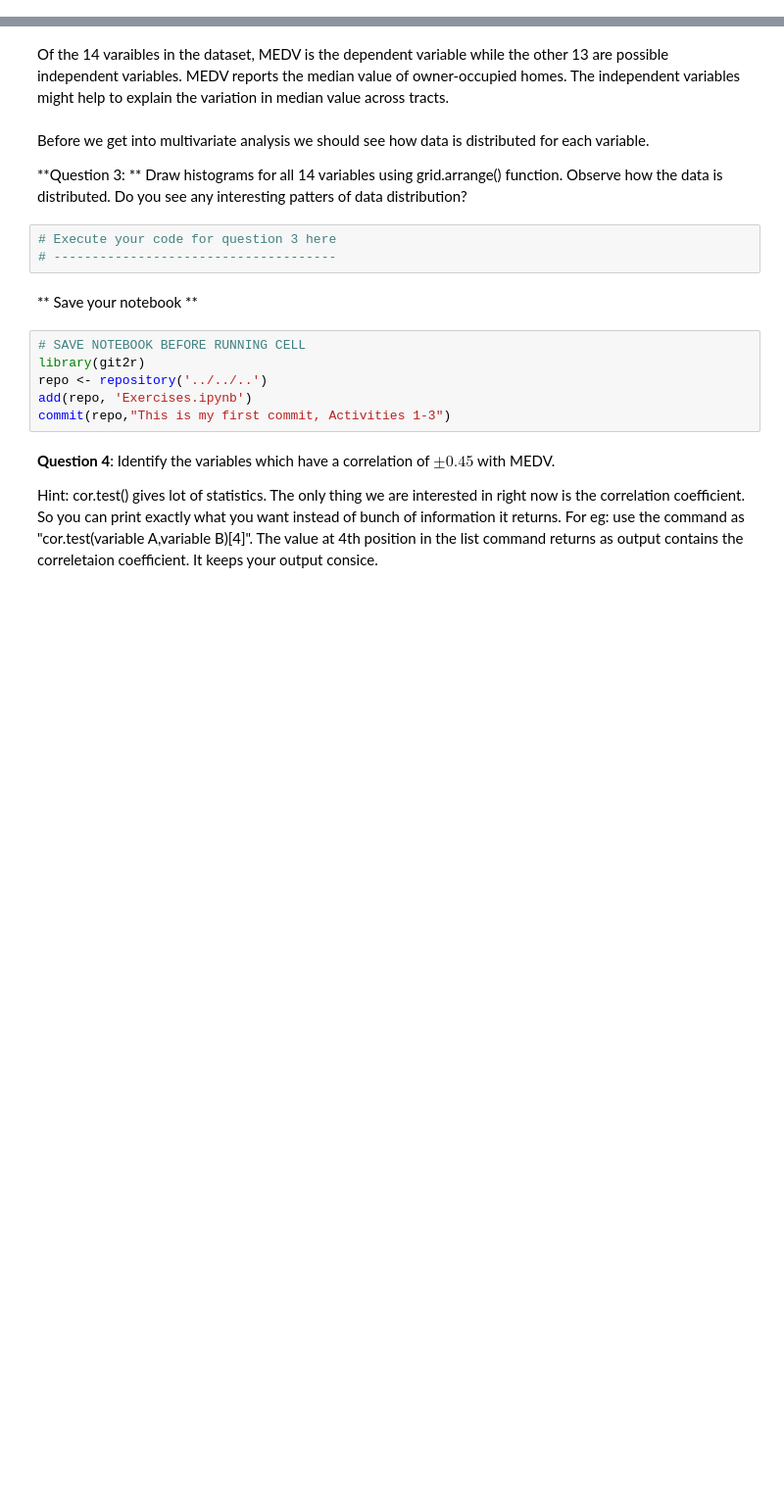
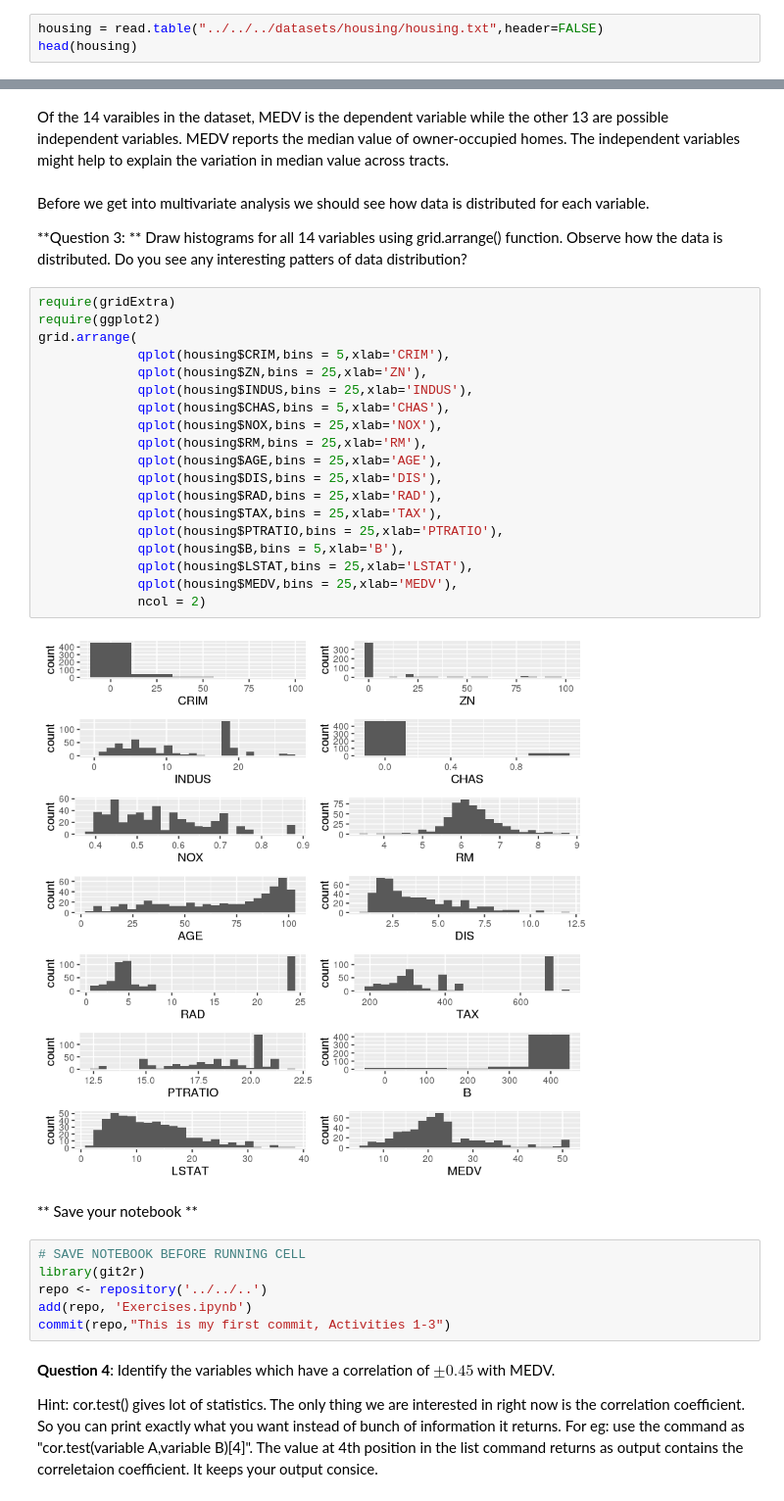
Before and after one commit to cosmos454b/dsa, a Jupyter notebook: modules/module2/exercises/Exercises.ipynb, the cells around one changed output, grey strips where cells are left out. Shown at 98% size. Drawn from its saved outputs; the diff is of its cells as text; blank space fills up the shorter version.

```diff
--- a/modules/module2/exercises/Exercises.ipynb
+++ b/modules/module2/exercises/Exercises.ipynb
@@ -11,0 +9,3 @@ In this exercise notebook, you will be dealing with housing dataset. Be sure to
+# %%
+housing = read.table("../../../datasets/housing/housing.txt",header=FALSE)
+head(housing)
@@ -24,9 +40,27 @@ Of the 14 varaibles in the dataset, MEDV is the dependent variable while the oth
 Before we get into multivariate analysis we should see how data is distributed for each variable.
 
 **Question 3: ** Draw histograms for all 14 variables using grid.arrange() function. Observe how the data is distributed. Do you see any interesting patters of data distribution?
-# %%
-# Execute your code for question 3 here
-# -------------------------------------
+# %%
+require(gridExtra)
+require(ggplot2)
+grid.arrange(
+             qplot(housing$CRIM,bins = 5,xlab='CRIM'),
+	         qplot(housing$ZN,bins = 25,xlab='ZN'),
+             qplot(housing$INDUS,bins = 25,xlab='INDUS'),
+             qplot(housing$CHAS,bins = 5,xlab='CHAS'),
+             qplot(housing$NOX,bins = 25,xlab='NOX'),
+             qplot(housing$RM,bins = 25,xlab='RM'),
+             qplot(housing$AGE,bins = 25,xlab='AGE'),
+             qplot(housing$DIS,bins = 25,xlab='DIS'),
+             qplot(housing$RAD,bins = 25,xlab='RAD'),
+             qplot(housing$TAX,bins = 25,xlab='TAX'),
+             qplot(housing$PTRATIO,bins = 25,xlab='PTRATIO'),
+             qplot(housing$B,bins = 5,xlab='B'),
+             qplot(housing$LSTAT,bins = 25,xlab='LSTAT'),
+             qplot(housing$MEDV,bins = 25,xlab='MEDV'),
+             ncol = 2)
+# %% [output]
+[figure, added]
 # %% [markdown]
 ** Save your notebook **
 # %%
```
Also changed, not shown: parts of 4 cells of this notebook.
